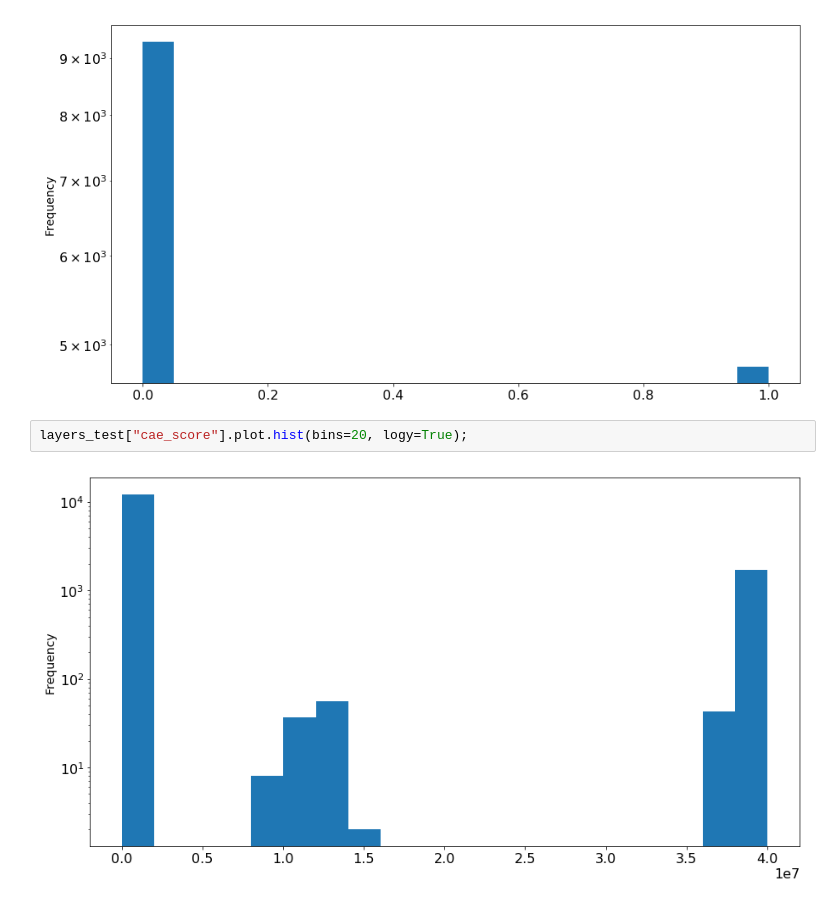
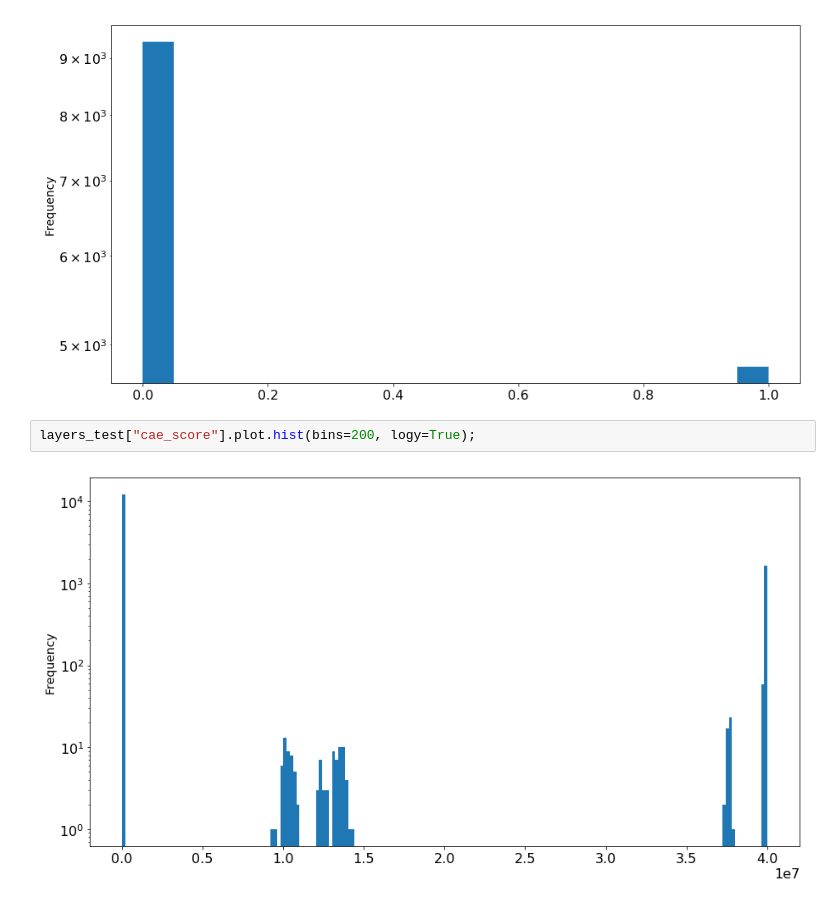
Before and after one commit to merveince92/RPCTriggerRateMonitoringWithML, a Jupyter notebook: inst_lumi_extractor.ipynb, the cells around one changed output. Cells and saved outputs as stored; diff of their text form.

```diff
--- a/inst_lumi_extractor.ipynb
+++ b/inst_lumi_extractor.ipynb
@@ -897,6 +898,6 @@ layers_test["ann_score"].plot.hist(bins=20, logy=True);
 # %% [output]
 [figure]
 # %%
-layers_test["cae_score"].plot.hist(bins=20, logy=True);
+layers_test["cae_score"].plot.hist(bins=200, logy=True);
 # %% [output]
-[figure, old version]
+[figure, new version]
```
Also changed, not shown: parts of 7 cells of this notebook.
